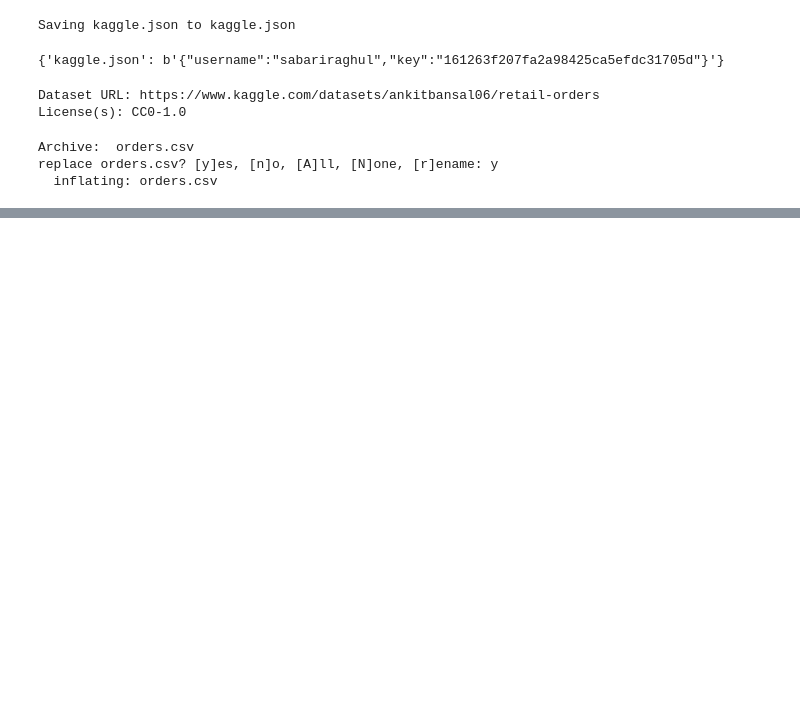
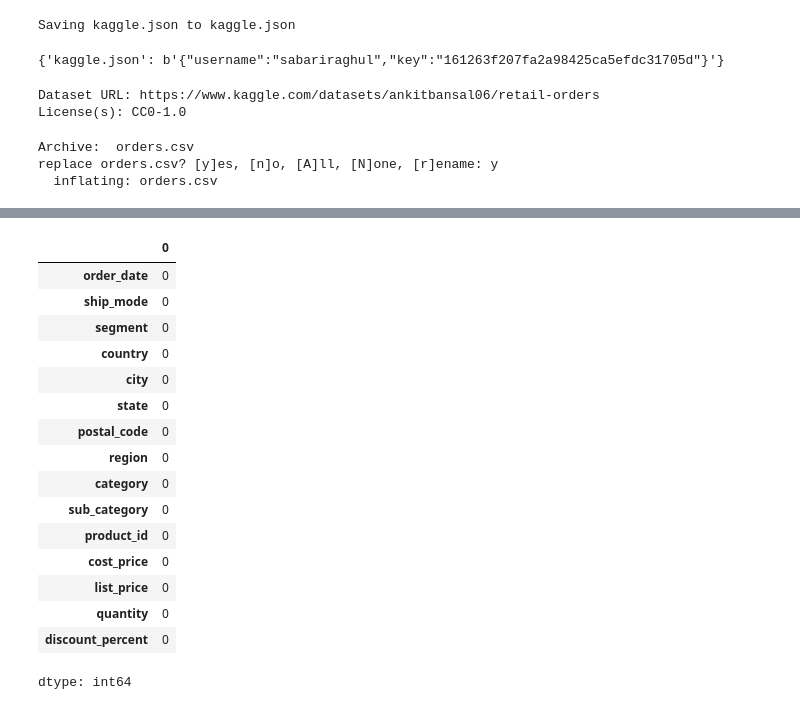
Before and after one commit to SabariRKumareshan12/Retail_Order_Data_Analysis, a Jupyter notebook: Retail_Order_Data_Analysis.ipynb, the cells around one changed output, grey strips where cells are left out. Cells and saved outputs as stored; diff of their text form; code cells hidden in the pictures; blank space fills up the shorter version.

```diff
--- a/Retail_Order_Data_Analysis.ipynb
+++ b/Retail_Order_Data_Analysis.ipynb
@@ -43,0 +113,22 @@ df
+# %%
+df.fillna("Not Available", inplace=True)
+# %%
+df.isnull().sum()
+# %% [output]
+|  | 0 |
+| order_date | 0 |
+| ship_mode | 0 |
+| segment | 0 |
+| country | 0 |
+| city | 0 |
+| state | 0 |
+| postal_code | 0 |
+| region | 0 |
+| category | 0 |
+| sub_category | 0 |
+| product_id | 0 |
+| cost_price | 0 |
+| list_price | 0 |
+| quantity | 0 |
+| discount_percent | 0 |
+dtype: int64
```
Also changed, not shown: parts of 11 cells of this notebook.
